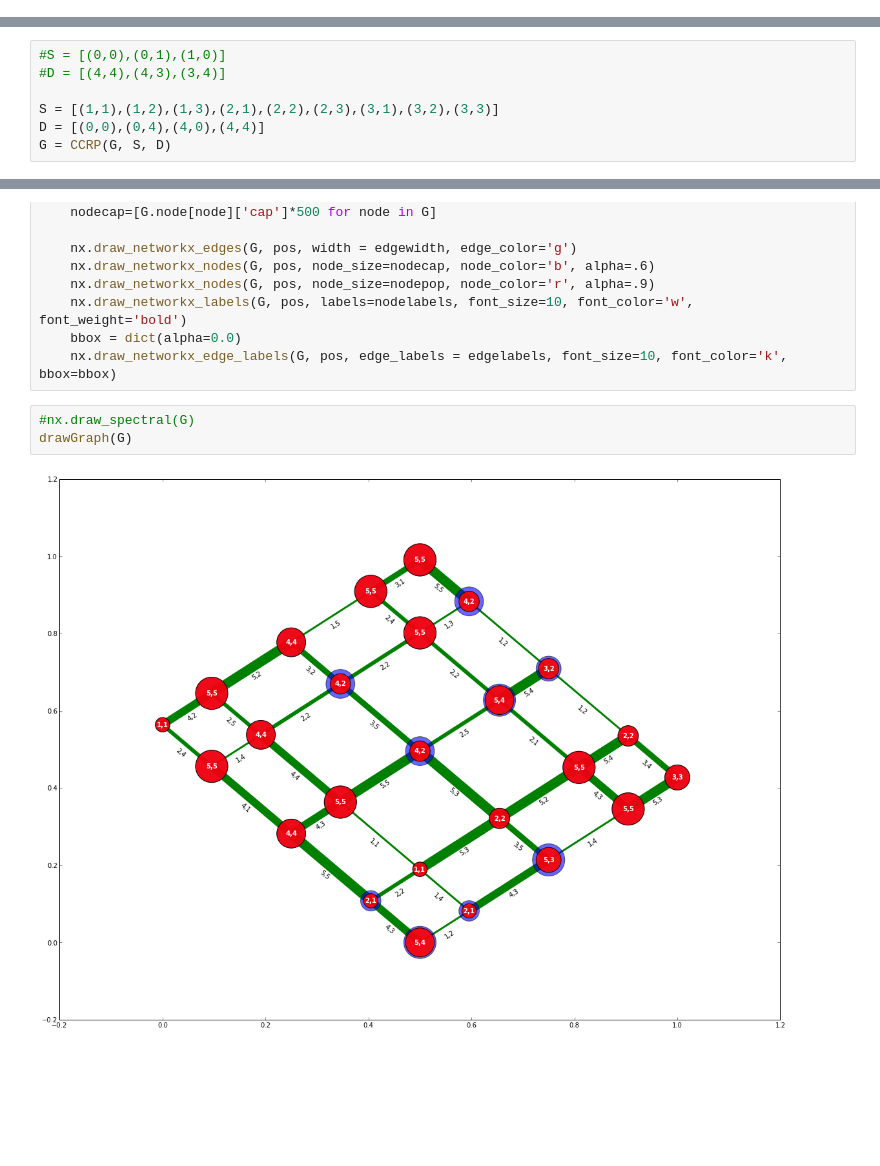
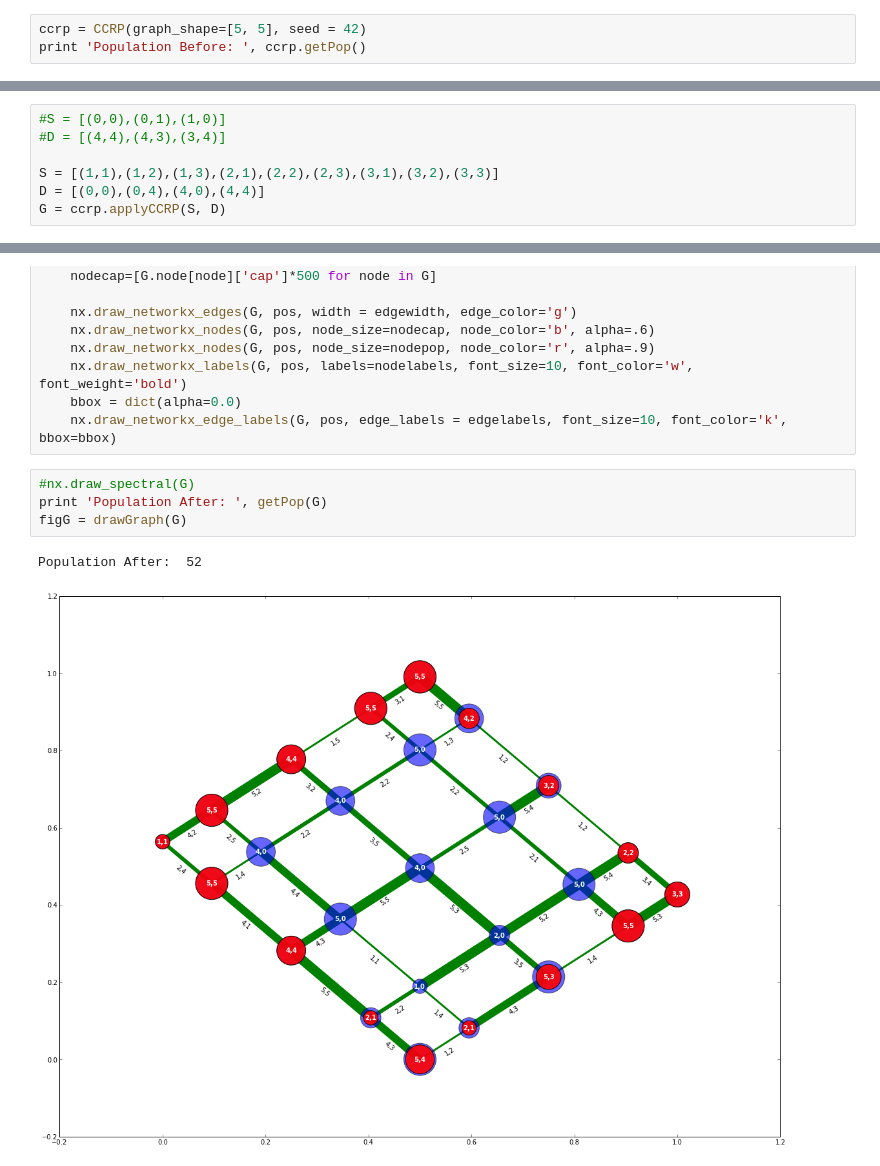
Before and after one commit to ruffsl/CS6601P1, a Jupyter notebook: Code/Python/Scrap Work.ipynb, the cells around one changed output, grey strips where cells are left out. Drawn from its saved outputs; the diff is of its cells as text; blank space fills up the shorter version.

Commit message:
CCRP now a class converted CCRP to a class and added doc strings

```diff
--- a/Code/Python/Scrap Work.ipynb
+++ b/Code/Python/Scrap Work.ipynb
@@ -138,0 +172,3 @@ G = makeCCGraph(5,5, seed = 42)
+# %%
+ccrp = CCRP(graph_shape=[5, 5], seed = 42)
+print 'Population Before: ', ccrp.getPop()
@@ -142,7 +180,7 @@ G = makeCCGraph(5,5, seed = 42)
 
 S = [(1,1),(1,2),(1,3),(2,1),(2,2),(2,3),(3,1),(3,2),(3,3)]
 D = [(0,0),(0,4),(4,0),(4,4)]
-G = CCRP(G, S, D)
+G = ccrp.applyCCRP(S, D)
 # %%
 def drawGraph(G):
     fig = figure(figsize=(20,15))
@@ -167,6 +205,8 @@ def drawGraph(G):
     nx.draw_networkx_edge_labels(G, pos, edge_labels = edgelabels, font_size=10, font_color='k', bbox=bbox)
 # %%
 #nx.draw_spectral(G)
-drawGraph(G)
+print 'Population After: ', getPop(G)
+figG = drawGraph(G)
 # %% [output]
+Population After:  52
-[figure, old version]
+[figure, new version]
```
Also changed, not shown: parts of 3 cells of this notebook.
